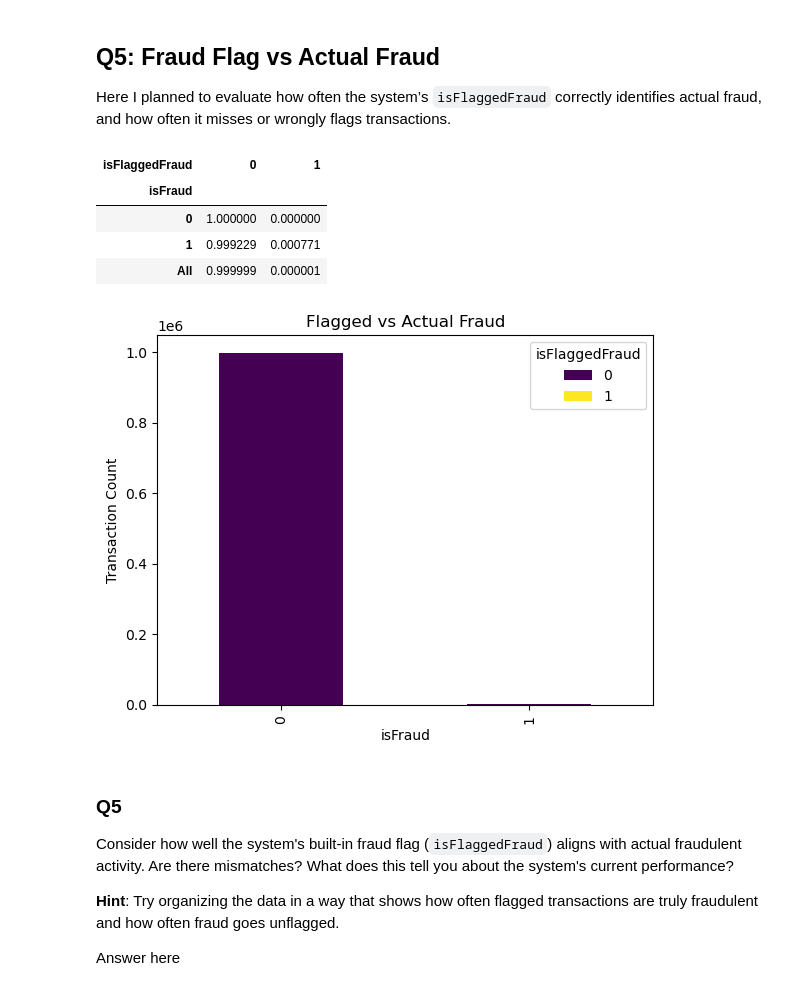
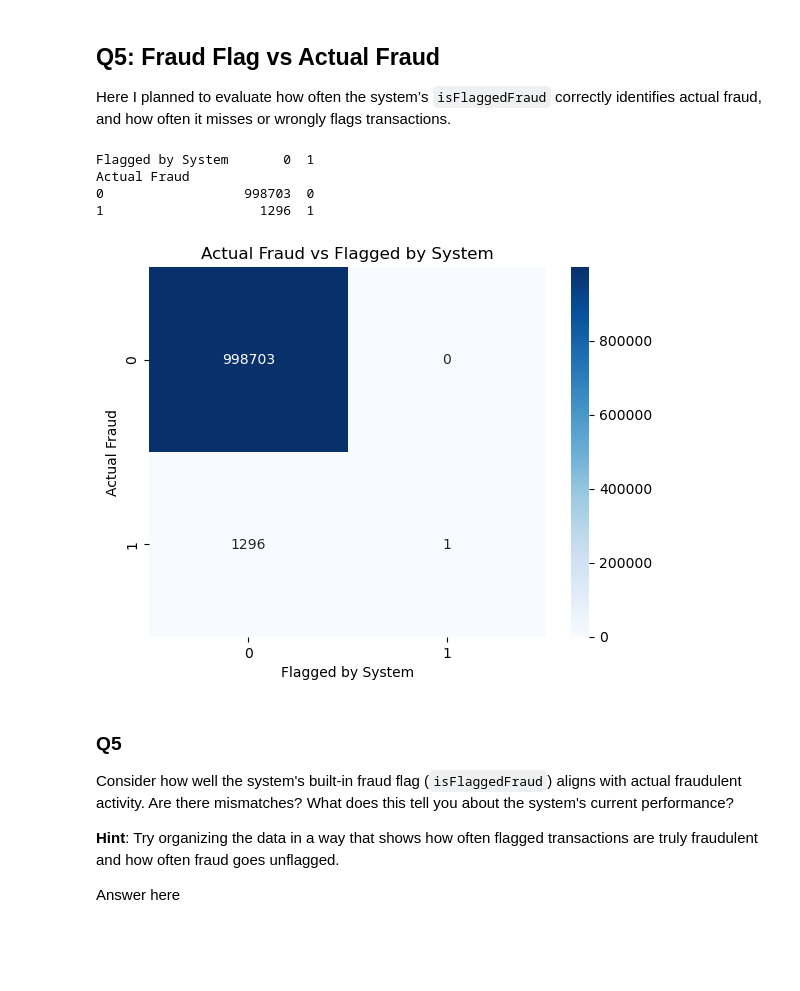
Before and after one commit to akisharbnsn/Financial-Fraud, a Jupyter notebook: notebooks/eda.ipynb, the cells around one changed output. Saved outputs shown, nothing was run; the diff lists cells and outputs as text; code cells hidden in the pictures; blank space fills up the shorter version.

```diff
--- a/notebooks/eda.ipynb
+++ b/notebooks/eda.ipynb
@@ -179,23 +204,21 @@ Answer here
 ## Q5: Fraud Flag vs Actual Fraud
 
 Here I planned to evaluate how often the system’s `isFlaggedFraud` correctly identifies actual fraud, and how often it misses or wrongly flags transactions.
-# %%
-pd.crosstab(transactions['isFraud'], transactions['isFlaggedFraud'], margins=True, normalize='index')
-# %% [output]
-| isFlaggedFraud | 0 | 1 |
-| isFraud |  |  |
-| 0 | 1.000000 | 0.000000 |
-| 1 | 0.999229 | 0.000771 |
-| All | 0.999999 | 0.000001 |
-# %%
-cross = pd.crosstab(transactions['isFraud'], transactions['isFlaggedFraud'])
-cross.plot(kind='bar', stacked=True, colormap='viridis', title='Flagged vs Actual Fraud')
-plt.xlabel('isFraud')
-plt.ylabel('Transaction Count')
-plt.legend(title='isFlaggedFraud')
-plt.show()
-# %% [output]
-[figure, removed]
+# %%
+# Crosstab to compare isFraud vs isFlaggedFraud
+fraud_flag_matrix = pd.crosstab(transactions['isFraud'], transactions['isFlaggedFraud'], rownames=['Actual Fraud'], colnames=['Flagged by System'])
+print(fraud_flag_matrix)
+# %% [output]
+Flagged by System       0  1
+Actual Fraud
+0                  998703  0
+1                    1296  1
+# %%
+sns.heatmap(fraud_flag_matrix, annot=True, fmt='d', cmap='Blues')
+plt.title('Actual Fraud vs Flagged by System')
+plt.show()
+# %% [output]
+[figure, added]
 # %% [markdown]
 ### Q5
 
```
Also changed, not shown: parts of 6 cells of this notebook.
